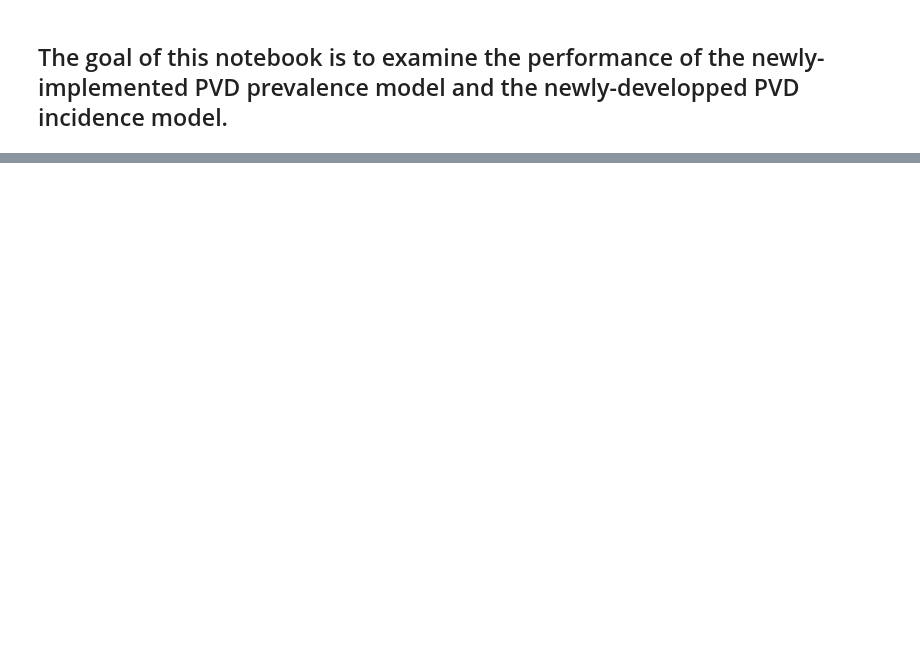
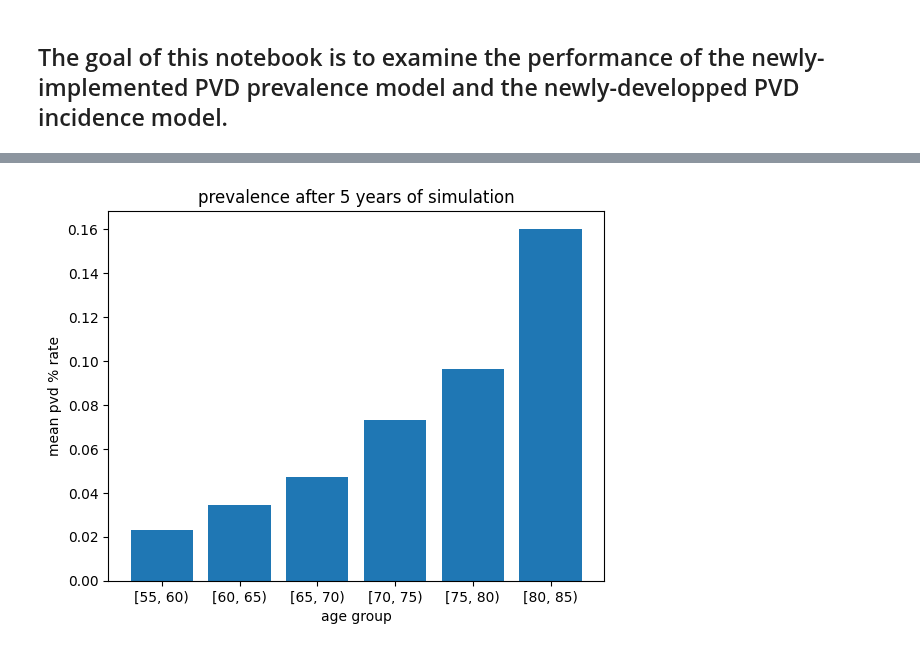
Before and after one commit to deligkaris/microsimNotebooks, a Jupyter notebook: pvdModelValidation.ipynb, the cells around one changed output, grey strips where cells are left out. Saved outputs shown, nothing was run; the diff lists cells and outputs as text; code cells hidden in the pictures; blank space fills up the shorter version.

```diff
--- a/pvdModelValidation.ipynb
+++ b/pvdModelValidation.ipynb
@@ -61,0 +62,27 @@ Wall time: 1h 17min 4s
+# %%
+#let's see what prevalence looks like 5 years with prevalence+incidence
+ageList = list()
+pvdList = list()
+for p in pop._people.iloc[:]:
+    if len(p._age)>4:
+        ageList +=  [p._age[4]]
+        pvdList += [p._pvd[4]]
+
+basePvd = pd.DataFrame(list(zip(ageList,pvdList)), columns=["age","pvd"])
+basePvd["age"]=basePvd["age"].astype('int')
+basePvd["ageInterval"] = pd.cut(basePvd["age"], bins=[10,55,60,65,70,75,80,85,90,95,100],right=False)
+
+basePvdMeansByAgeGroup = basePvd.groupby("ageInterval").agg({'pvd' : 'mean'})
+basePvdMeansByAgeGroup["labels"] = [f"[{x.left}, {x.right})" for x in  basePvdMeansByAgeGroup.index.array]
+
+labels = basePvdMeansByAgeGroup["labels"].values.tolist()[1:]
+values = [x[0] for x in basePvdMeansByAgeGroup.values[1:]]
+
+fig, ax = plt.subplots()
+ax.bar(labels, values)
+plt.xlabel("age group")
+plt.ylabel("mean pvd % rate")
+plt.title("prevalence after 5 years of simulation")
+plt.show()
+# %% [output]
+[figure, added]
```
Also changed, not shown: parts of 10 cells of this notebook, 1 other file.
